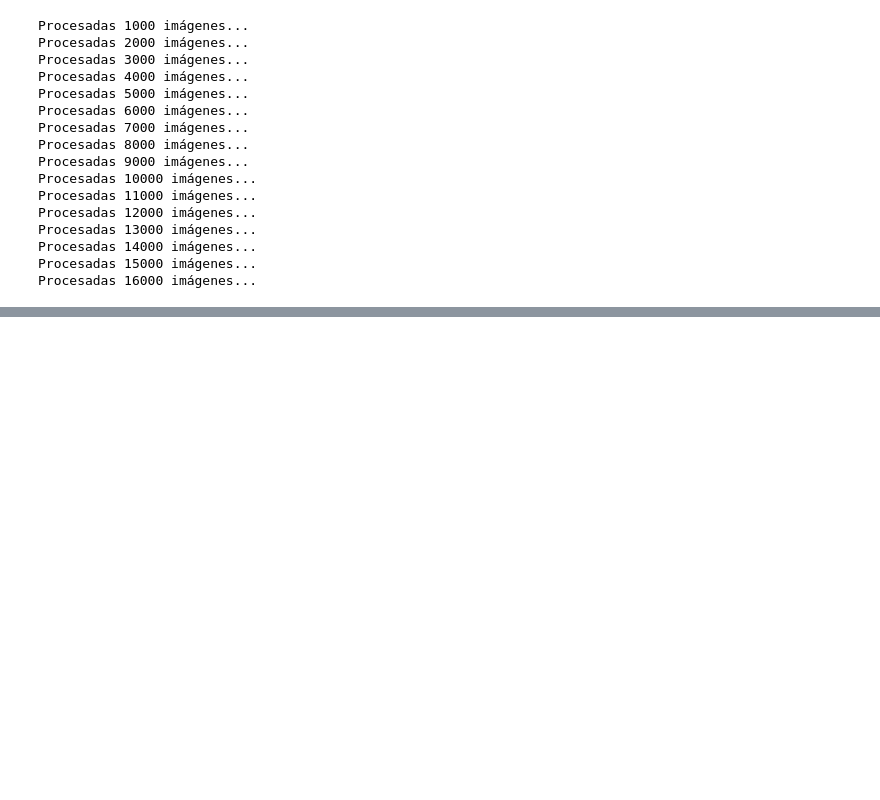
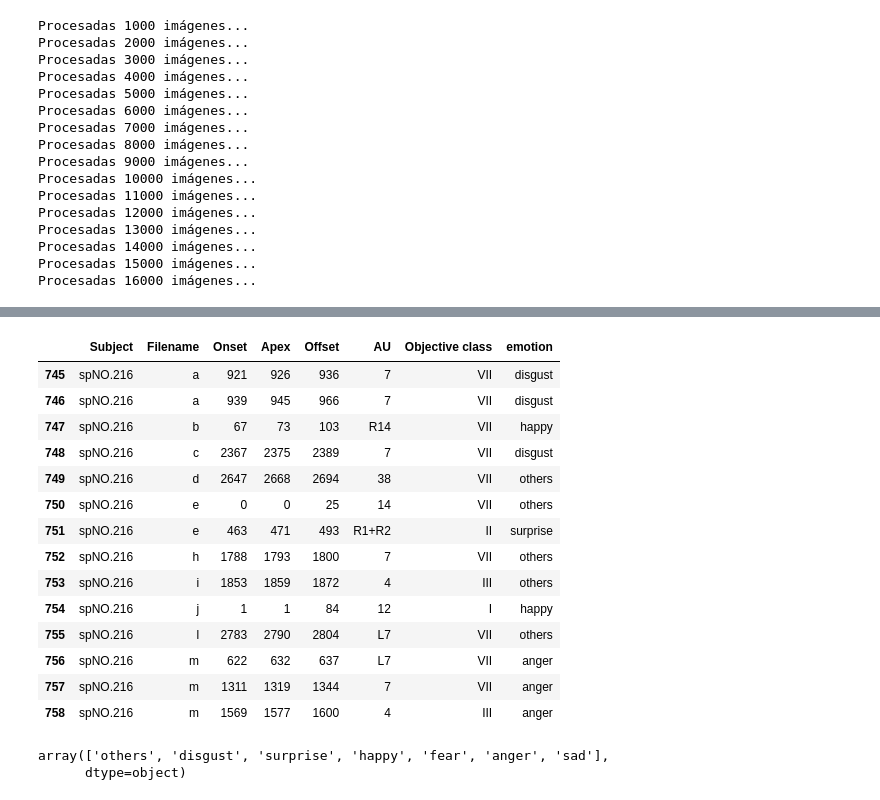
Before and after one commit to NachoBosch/MicroExpressionRecognition, a Jupyter notebook: Code/codigo.ipynb, the cells around one changed output, grey strips where cells are left out. Drawn from its saved outputs; the diff is of its cells as text; code cells hidden in the pictures; blank space fills up the shorter version.

```diff
--- a/Code/codigo.ipynb
+++ b/Code/codigo.ipynb
@@ -58,0 +72,4 @@ Procesadas 16000 imágenes...
+# %%
+path = f"{dir}/annotation/"
+# df1 = pd.read_excel(f'{path}cas(me)3_part_A_ME_label_JpgIndex_v1.xls')
+df1 = pd.read_excel(f'{path}cas(me)3_part_A_ME_label_JpgIndex_v2.xlsx')
@@ -58,0 +95,2 @@ Procesadas 16000 imágenes...
+# %%
+df1.emotion = df1.emotion.replace({'Others': 'others'})
@@ -58,0 +136,26 @@ Procesadas 16000 imágenes...
+# %%
+df1.loc[(df1['Subject'] == 'spNO.216') & (df1['Filename'] == 'd'), 'Onset'] = 2647
+# %%
+df1[df1['Subject']=='spNO.216']
+# %% [output]
+|  | Subject | Filename | Onset | Apex | Offset | AU | Objective class | emotion |
+| 745 | spNO.216 | a | 921 | 926 | 936 | 7 | VII | disgust |
+| 746 | spNO.216 | a | 939 | 945 | 966 | 7 | VII | disgust |
+| 747 | spNO.216 | b | 67 | 73 | 103 | R14 | VII | happy |
+| 748 | spNO.216 | c | 2367 | 2375 | 2389 | 7 | VII | disgust |
+| 749 | spNO.216 | d | 2647 | 2668 | 2694 | 38 | VII | others |
+| 750 | spNO.216 | e | 0 | 0 | 25 | 14 | VII | others |
+| 751 | spNO.216 | e | 463 | 471 | 493 | R1+R2 | II | surprise |
+| 752 | spNO.216 | h | 1788 | 1793 | 1800 | 7 | VII | others |
+| 753 | spNO.216 | i | 1853 | 1859 | 1872 | 4 | III | others |
+| 754 | spNO.216 | j | 1 | 1 | 84 | 12 | I | happy |
+| 755 | spNO.216 | l | 2783 | 2790 | 2804 | L7 | VII | others |
+| 756 | spNO.216 | m | 622 | 632 | 637 | L7 | VII | anger |
+| 757 | spNO.216 | m | 1311 | 1319 | 1344 | 7 | VII | anger |
+| 758 | spNO.216 | m | 1569 | 1577 | 1600 | 4 | III | anger |
+# %%
+labels = df1.emotion.unique()
+labels
+# %% [output]
+array(['others', 'disgust', 'surprise', 'happy', 'fear', 'anger', 'sad'],
+      dtype=object)
```
Also changed, not shown: parts of 14 cells of this notebook, 11 other files.
